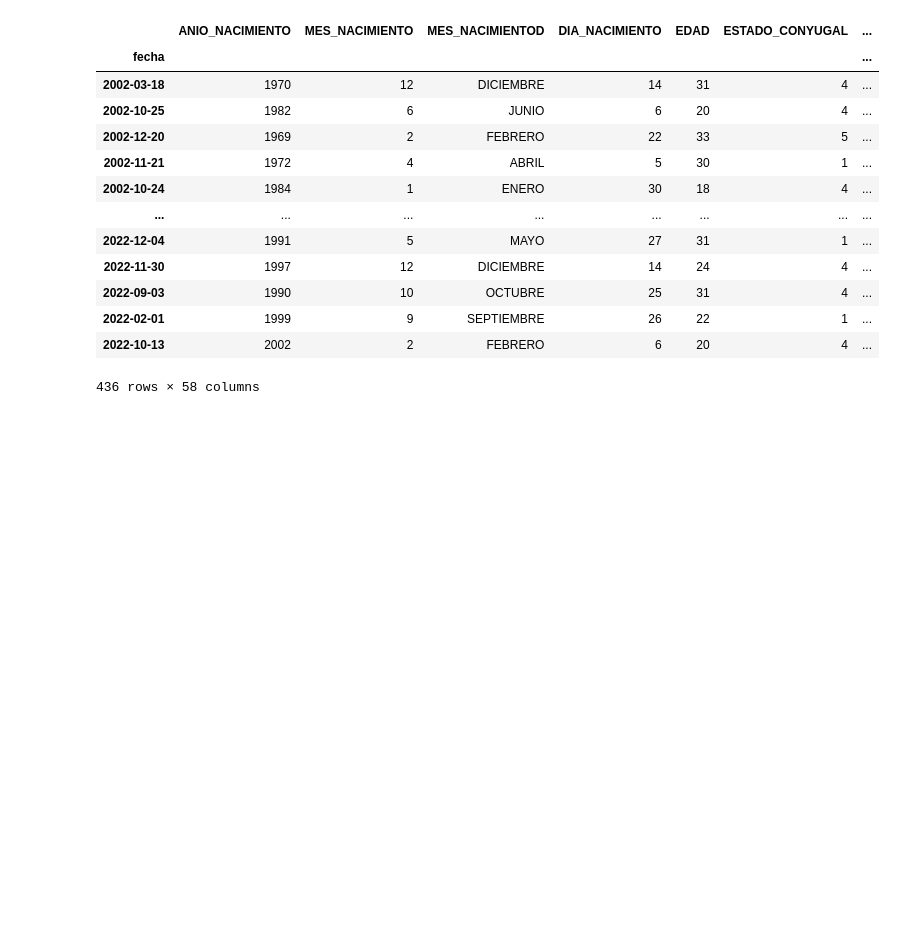
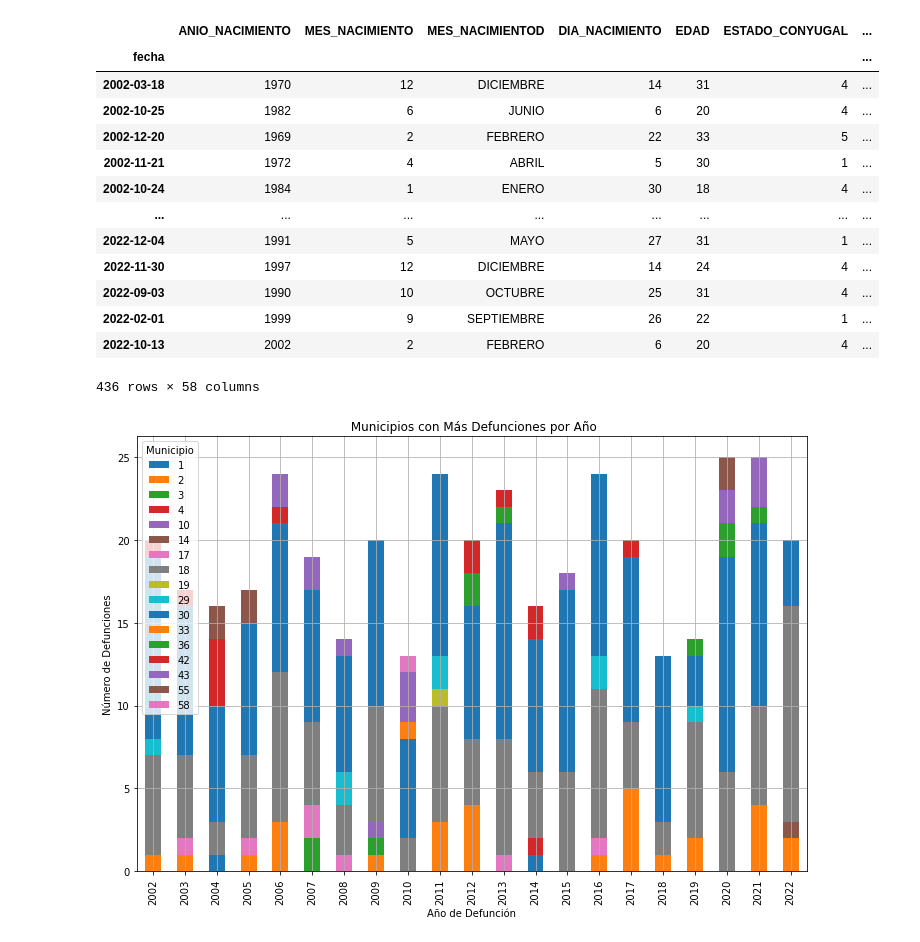
Before and after one commit to JoelPerezD/analisisPandas, a Jupyter notebook: analisis_mortalidadMaterna.ipynb, the cells around one changed output. Saved outputs shown, nothing was run; the diff lists cells and outputs as text; code cells hidden in the pictures; blank space fills up the shorter version.

```diff
--- a/analisis_mortalidadMaterna.ipynb
+++ b/analisis_mortalidadMaterna.ipynb
@@ -86,0 +89,17 @@ sonora
+# %%
+import matplotlib.pyplot as plt
+defunciones_por_municipio_y_anio = sonora.groupby(['MUNICIPIO_REGISTRO', 'ANIO_DEFUNCION']).size().reset_index(name='Total')
+top_municipios = defunciones_por_municipio_y_anio.groupby('ANIO_DEFUNCION').apply(lambda x: x.sort_values('Total', ascending=False).head(5))
+fig, ax = plt.subplots(figsize=(12, 8))
+df_pivot = top_municipios.pivot(index='ANIO_DEFUNCION', columns='MUNICIPIO_REGISTRO', values='Total')
+# Graficar
+df_pivot.plot(kind='bar', stacked=True, ax=ax)
+plt.title(' Municipios con Más Defunciones por Año')
+plt.xlabel('Año de Defunción')
+plt.ylabel('Número de Defunciones')
+plt.legend(title='Municipio')
+plt.grid(True)
+
+plt.show()
+# %% [output]
+[figure, added]
```
Also changed, not shown: parts of 4 cells of this notebook.
